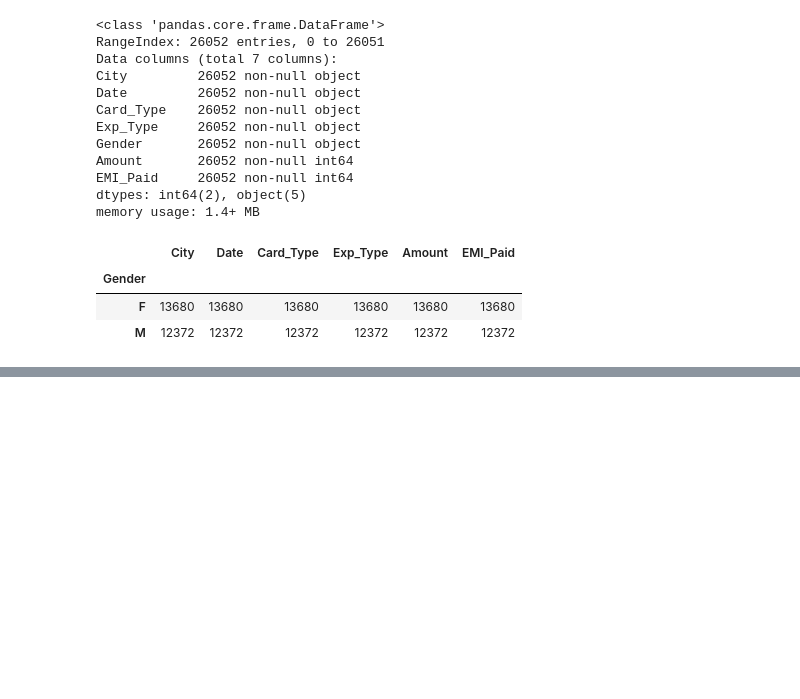
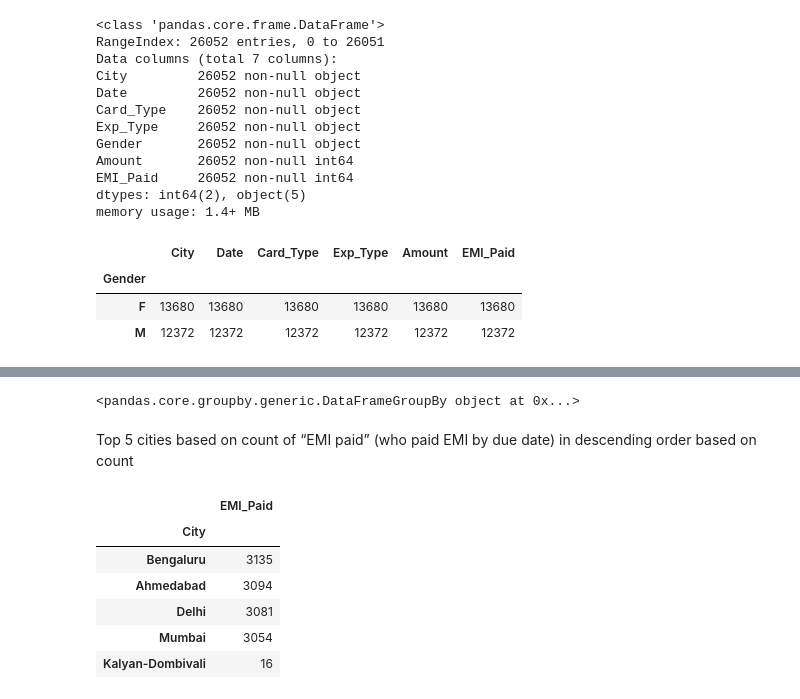
Before and after one commit to ImHarshil/Banking, a Jupyter notebook: explore_dataset.ipynb, the cells around one changed output, grey strips where cells are left out. Drawn from its saved outputs; the diff is of its cells as text; code cells hidden in the pictures; blank space fills up the shorter version.

```diff
--- a/explore_dataset.ipynb
+++ b/explore_dataset.ipynb
@@ -52,0 +65,19 @@ sns.violinplot(x="Gender", y="Amount", data=df)
+# %%
+df1=df.groupby('City')
+df1
+# %% [output]
+<pandas.core.groupby.generic.DataFrameGroupBy object at 0x...>
+# %% [markdown]
+Top 5 cities based on count of “EMI paid” (who paid EMI by due date) in descending order based on count
+# %%
+df1=df[df['EMI_Paid']==1][['City','EMI_Paid']].groupby('City').count()
+# %%
+df1.sort_values(by=['EMI_Paid'],ascending=False).head()
+# %% [output]
+|  | EMI_Paid |
+| City |  |
+| Bengaluru | 3135 |
+| Ahmedabad | 3094 |
+| Delhi | 3081 |
+| Mumbai | 3054 |
+| Kalyan-Dombivali | 16 |
```
Also changed, not shown: parts of 18 cells of this notebook, 1 other file.
